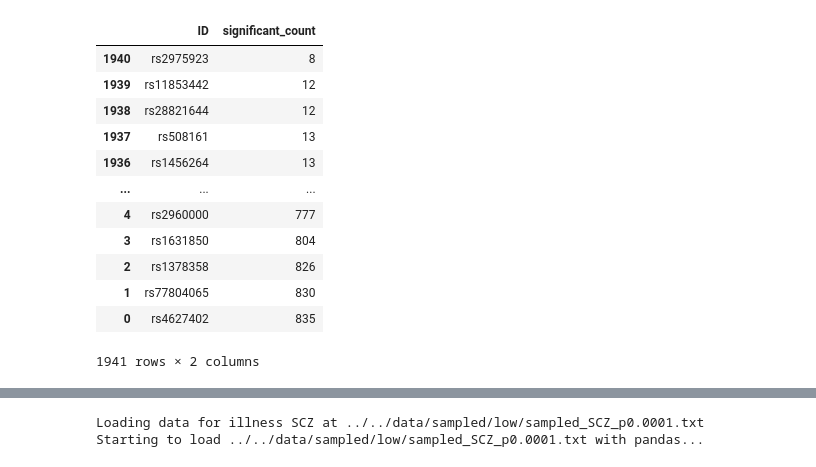
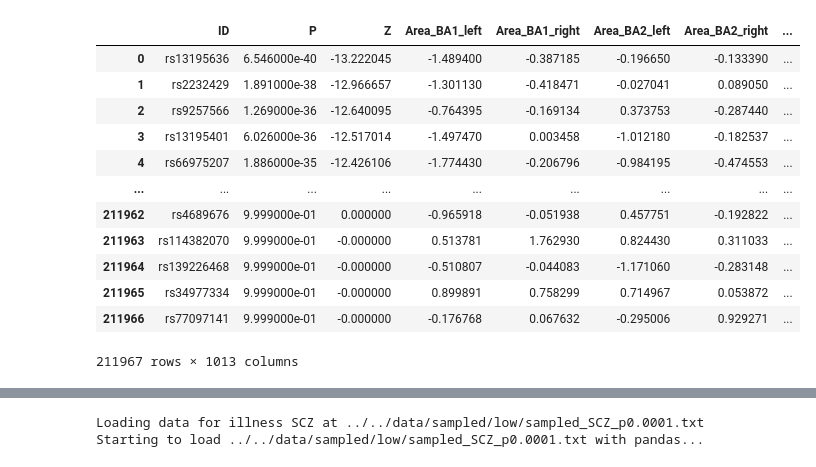
Before and after one commit to LeonAckermann/ml-genetics4psychiatry, a Jupyter notebook: scripts/schizophrenia/linearRegression.ipynb, the cells around one changed output, grey strips where cells are left out. Saved outputs shown, nothing was run; the diff lists cells and outputs as text; code cells hidden in the pictures.

```diff
--- a/scripts/schizophrenia/linearRegression.ipynb
+++ b/scripts/schizophrenia/linearRegression.ipynb
@@ -40,16 +20,17 @@ df_significant = df_significant.sort_values(by="significant_count", ascending=Tr
-# %%
-df_significant
-# %% [output]
-|  | ID | significant_count |
-| 1940 | rs2975923 | 8 |
-| 1939 | rs11853442 | 12 |
-| 1938 | rs28821644 | 12 |
-| 1937 | rs508161 | 13 |
-| 1936 | rs1456264 | 13 |
-| ... | ... | ... |
-| 4 | rs2960000 | 777 |
-| 3 | rs1631850 | 804 |
-| 2 | rs1378358 | 826 |
-| 1 | rs77804065 | 830 |
-| 0 | rs4627402 | 835 |
-1941 rows × 2 columns
+# %%
+df_all = load_txt_polars(data_path="./data/pipeline/final/aligned_clumped_SCZ.txt", sep="\t")
+df_all
+# %% [output]
+|  | ID | P | Z | Area_BA1_left | Area_BA1_right | Area_BA2_left | Area_BA2_right | ... |
+| 0 | rs13195636 | 6.546000e-40 | -13.222045 | -1.489400 | -0.387185 | -0.196650 | -0.133390 | ... |
+| 1 | rs2232429 | 1.891000e-38 | -12.966657 | -1.301130 | -0.418471 | -0.027041 | 0.089050 | ... |
+| 2 | rs9257566 | 1.269000e-36 | -12.640095 | -0.764395 | -0.169134 | 0.373753 | -0.287440 | ... |
+| 3 | rs13195401 | 6.026000e-36 | -12.517014 | -1.497470 | 0.003458 | -1.012180 | -0.182537 | ... |
+| 4 | rs66975207 | 1.886000e-35 | -12.426106 | -1.774430 | -0.206796 | -0.984195 | -0.474553 | ... |
+| ... | ... | ... | ... | ... | ... | ... | ... | ... |
+| 211962 | rs4689676 | 9.999000e-01 | 0.000000 | -0.965918 | -0.051938 | 0.457751 | -0.192822 | ... |
+| 211963 | rs114382070 | 9.999000e-01 | -0.000000 | 0.513781 | 1.762930 | 0.824430 | 0.311033 | ... |
+| 211964 | rs139226468 | 9.999000e-01 | -0.000000 | -0.510807 | -0.044083 | -1.171060 | -0.283148 | ... |
+| 211965 | rs34977334 | 9.999000e-01 | -0.000000 | 0.899891 | 0.758299 | 0.714967 | 0.053872 | ... |
+| 211966 | rs77097141 | 9.999000e-01 | -0.000000 | -0.176768 | 0.067632 | -0.295006 | 0.929271 | ... |
+211967 rows × 1013 columns
```
Also changed, not shown: parts of 13 cells of this notebook.
